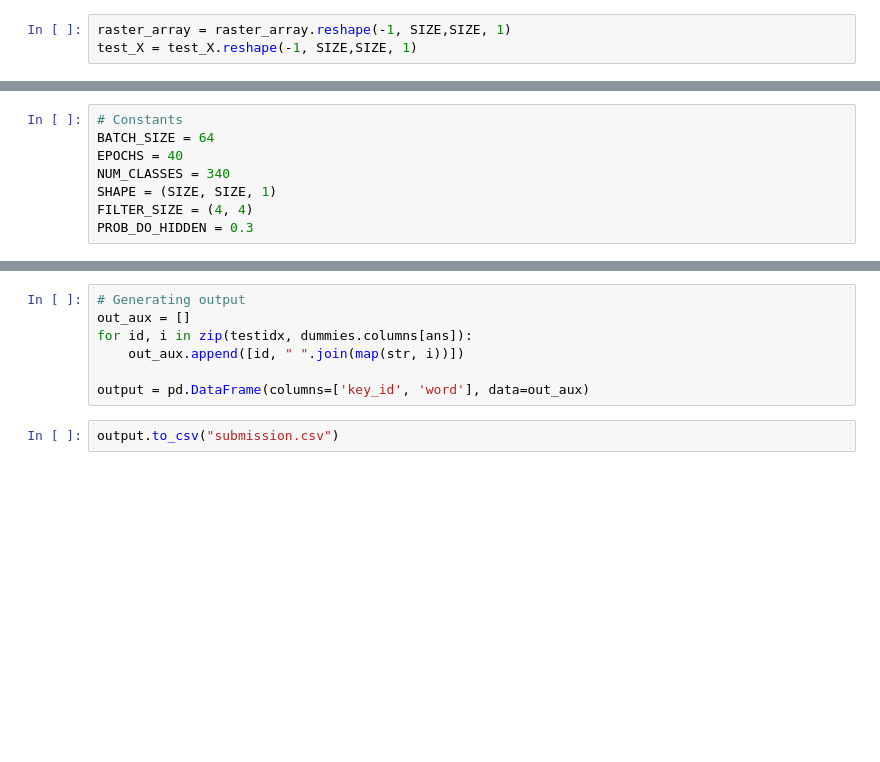
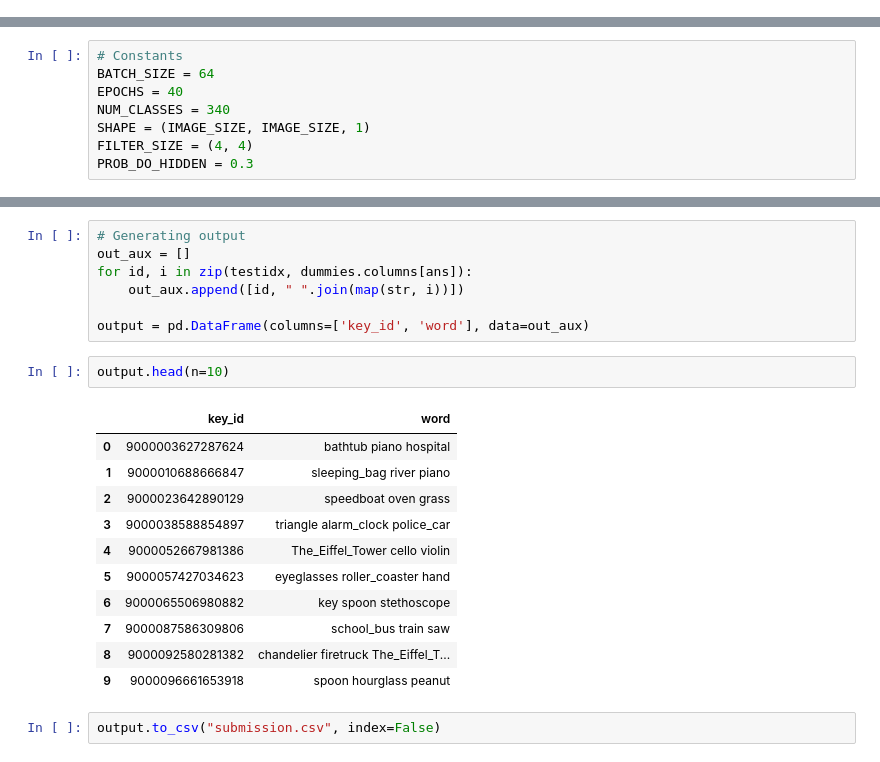
Before and after one commit to FelSiq/quickdraw-competition, a Jupyter notebook: kernel.ipynb, the cells around one changed output, grey strips where cells are left out. Drawn from its saved outputs; the diff is of its cells as text; blank space fills up the shorter version.

```diff
--- a/kernel.ipynb
+++ b/kernel.ipynb
@@ -145,3 +135,0 @@ plt.show()
-# %%
-raster_array = raster_array.reshape(-1, SIZE,SIZE, 1)
-test_X = test_X.reshape(-1, SIZE,SIZE, 1)
@@ -163,7 +146,7 @@ train_X.shape,valid_X.shape,train_label.shape,valid_label.shape
 BATCH_SIZE = 64
 EPOCHS = 40
 NUM_CLASSES = 340
-SHAPE = (SIZE, SIZE, 1)
+SHAPE = (IMAGE_SIZE, IMAGE_SIZE, 1)
 FILTER_SIZE = (4, 4)
 PROB_DO_HIDDEN = 0.3
 # %%
@@ -256,5 +284,19 @@ for id, i in zip(testidx, dummies.columns[ans]):
     out_aux.append([id, " ".join(map(str, i))])
 
 output = pd.DataFrame(columns=['key_id', 'word'], data=out_aux)
+# %%
+output.head(n=10)
+# %% [output]
+|  | key_id | word |
+| 0 | 9000003627287624 | bathtub piano hospital |
+| 1 | 9000010688666847 | sleeping_bag river piano |
+| 2 | 9000023642890129 | speedboat oven grass |
+| 3 | 9000038588854897 | triangle alarm_clock police_car |
+| 4 | 9000052667981386 | The_Eiffel_Tower cello violin |
+| 5 | 9000057427034623 | eyeglasses roller_coaster hand |
+| 6 | 9000065506980882 | key spoon stethoscope |
+| 7 | 9000087586309806 | school_bus train saw |
+| 8 | 9000092580281382 | chandelier firetruck The_Eiffel_T... |
+| 9 | 9000096661653918 | spoon hourglass peanut |
 # %%
-output.to_csv("submission.csv")
+output.to_csv("submission.csv", index=False)
```
Also changed, not shown: parts of 23 cells of this notebook.
